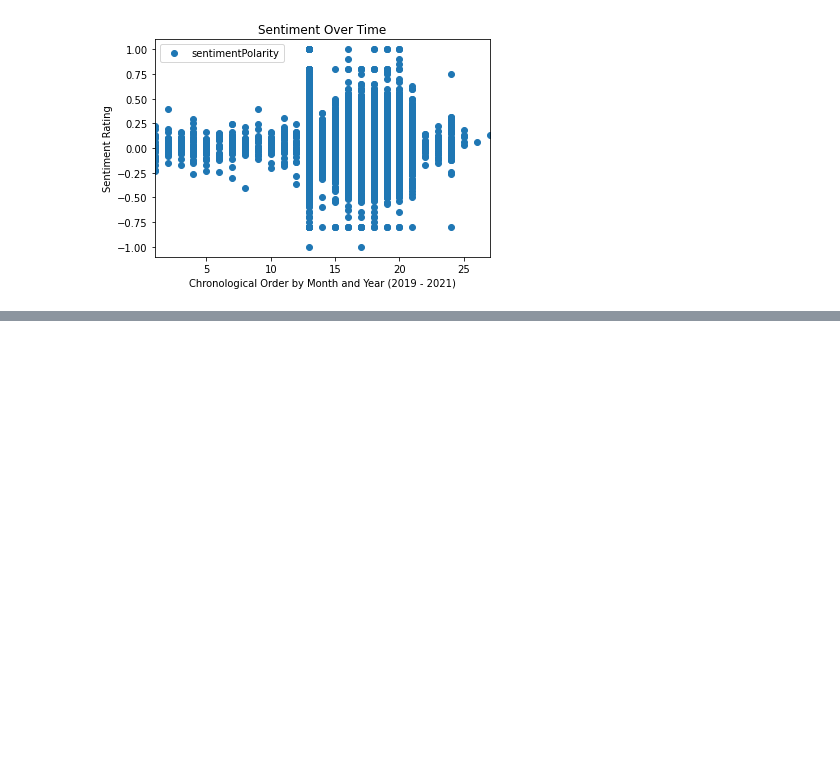
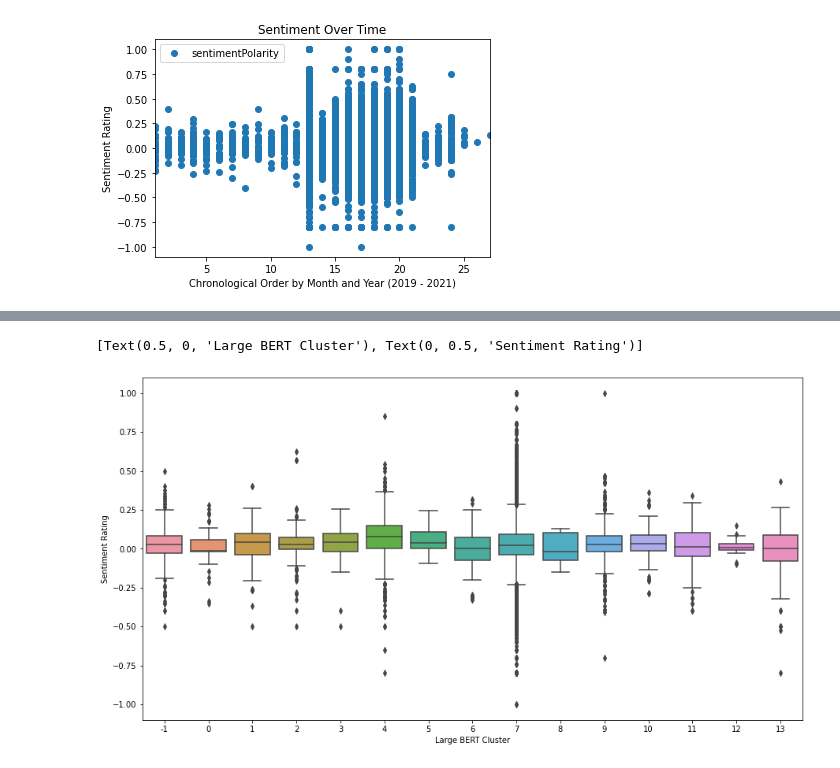
Before and after one commit to ElizabethSeidle/CORD-19_Project, a Jupyter notebook: Code/Sentiment_vs_Time.ipynb, the cells around one changed output, grey strips where cells are left out. Cells and saved outputs as stored; diff of their text form; code cells hidden in the pictures; blank space fills up the shorter version.

```diff
--- a/Code/Sentiment_vs_Time.ipynb
+++ b/Code/Sentiment_vs_Time.ipynb
@@ -134,0 +156,9 @@ print(r_squared)
+# %%
+import seaborn as sns
+
+plt.figure(figsize=(15,8))
+ax = sns.boxplot(x="labels_102", y="sentimentPolarity", data=df_2)
+ax.set(xlabel='Large BERT Cluster',ylabel='Sentiment Rating')
+# %% [output]
+[Text(0.5, 0, 'Large BERT Cluster'), Text(0, 0.5, 'Sentiment Rating')]
+[figure, added]
```
Also changed, not shown: parts of 26 cells of this notebook.
